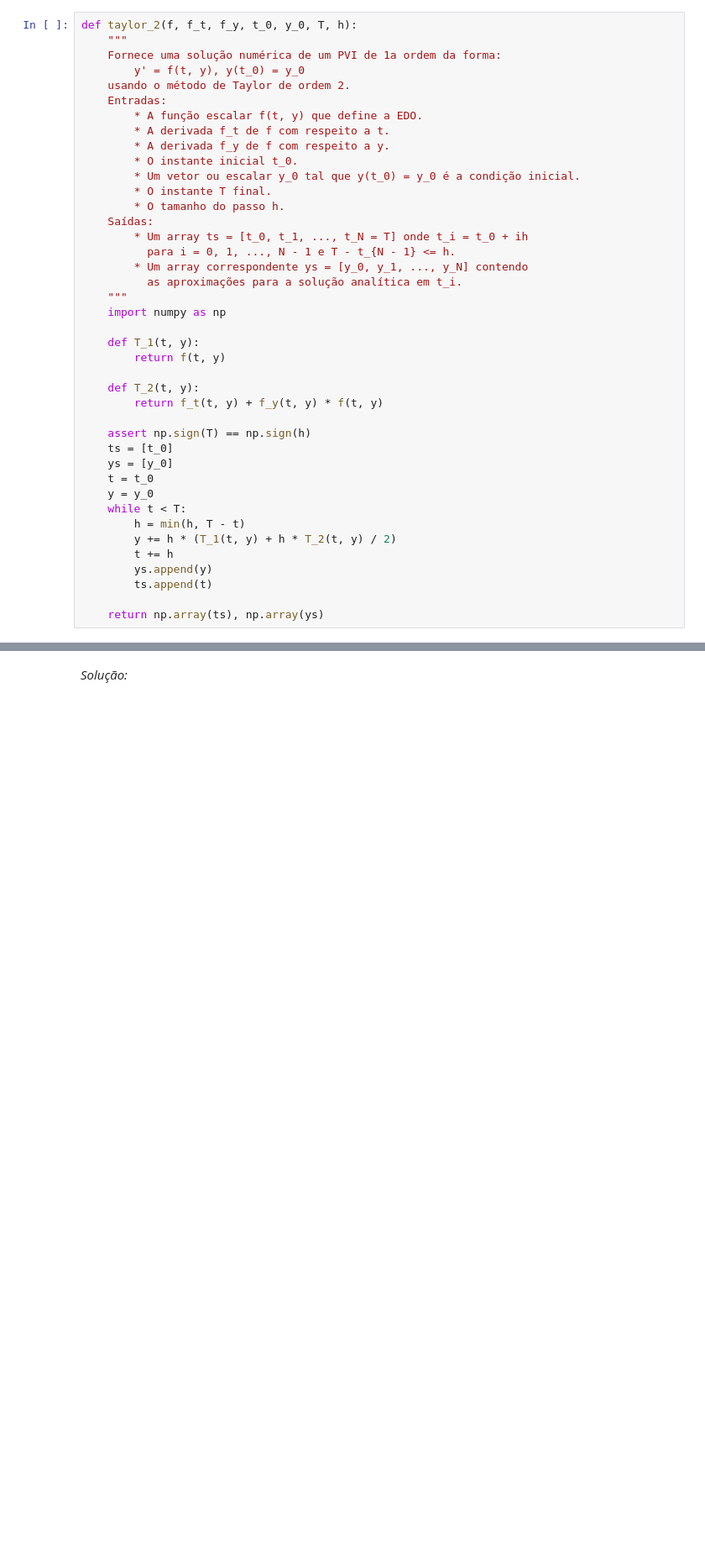
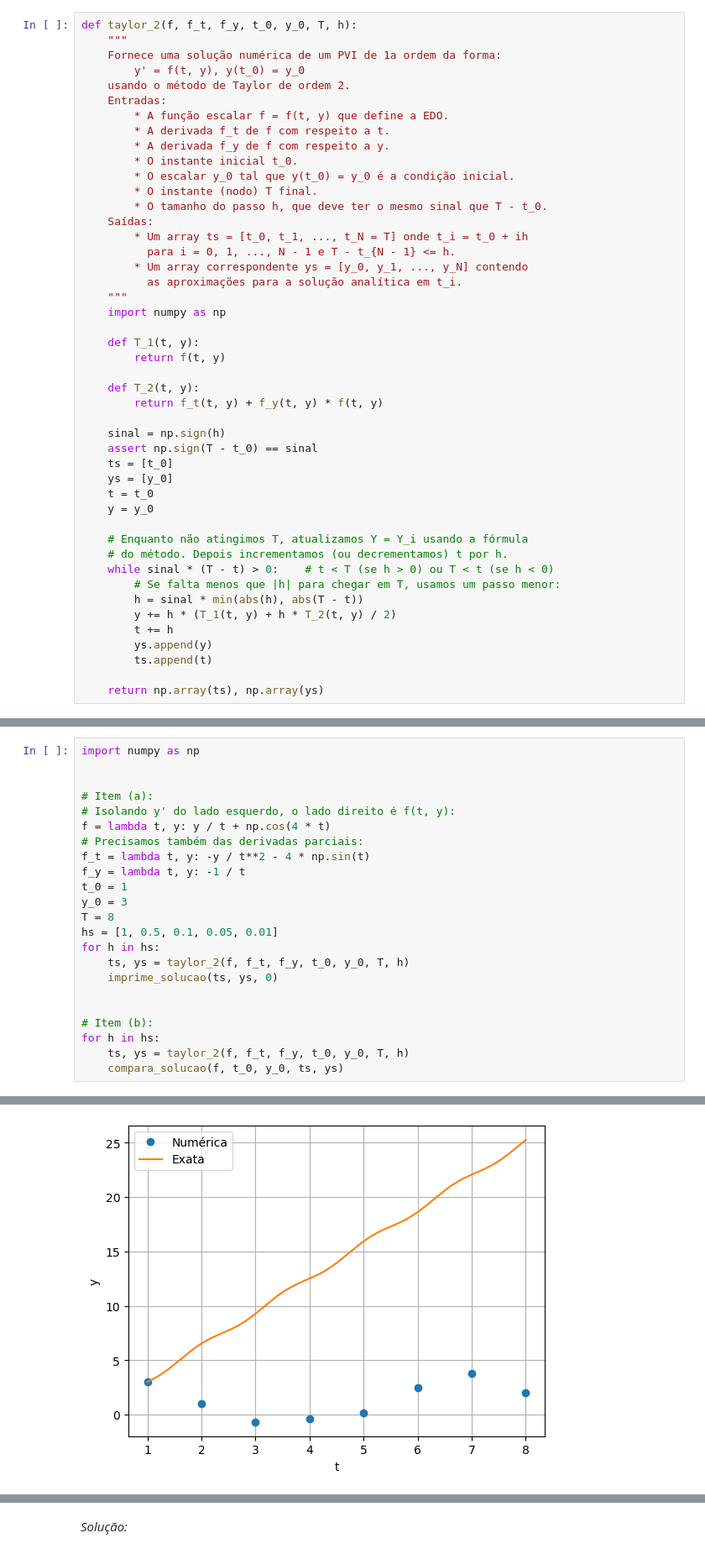
Before and after one commit to pzuehlke/Numerical-Methods, a Jupyter notebook: 7-problemas_de_valor_inicial/7-3_metodos_de_Taylor.ipynb, the cells around one changed output, grey strips where cells are left out. Shown at 84% size. Cells and saved outputs as stored; diff of their text form; blank space fills up the shorter version.

```diff
--- a/7-problemas_de_valor_inicial/7-3_metodos_de_Taylor.ipynb
+++ b/7-problemas_de_valor_inicial/7-3_metodos_de_Taylor.ipynb
@@ -147,13 +135,13 @@ def taylor_2(f, f_t, f_y, t_0, y_0, T, h):
         y' = f(t, y), y(t_0) = y_0
     usando o método de Taylor de ordem 2.
     Entradas:
-        * A função escalar f(t, y) que define a EDO.
+        * A função escalar f = f(t, y) que define a EDO.
         * A derivada f_t de f com respeito a t.
         * A derivada f_y de f com respeito a y.
         * O instante inicial t_0.
-        * Um vetor ou escalar y_0 tal que y(t_0) = y_0 é a condição inicial.
-        * O instante T final.
-        * O tamanho do passo h.
+        * O escalar y_0 tal que y(t_0) = y_0 é a condição inicial.
+        * O instante (nodo) T final.
+        * O tamanho do passo h, que deve ter o mesmo sinal que T - t_0.
     Saídas:
         * Um array ts = [t_0, t_1, ..., t_N = T] onde t_i = t_0 + ih
           para i = 0, 1, ..., N - 1 e T - t_{N - 1} <= h.
@@ -168,13 +156,18 @@ def taylor_2(f, f_t, f_y, t_0, y_0, T, h):
     def T_2(t, y):
         return f_t(t, y) + f_y(t, y) * f(t, y)
 
-    assert np.sign(T) == np.sign(h)
+    sinal = np.sign(h)
+    assert np.sign(T - t_0) == sinal
     ts = [t_0]
     ys = [y_0]
     t = t_0
     y = y_0
-    while t < T:
-        h = min(h, T - t)
+
+    # Enquanto não atingimos T, atualizamos Y = Y_i usando a fórmula
+    # do método. Depois incrementamos (ou decrementamos) t por h.
+    while sinal * (T - t) > 0:    # t < T (se h > 0) ou T < t (se h < 0)
+        # Se falta menos que |h| para chegar em T, usamos um passo menor:
+        h = sinal * min(abs(h), abs(T - t))
         y += h * (T_1(t, y) + h * T_2(t, y) / 2)
         t += h
         ys.append(y)
@@ -206,0 +209,24 @@ $$
+# %%
+import numpy as np
+
+
+# Item (a):
+# Isolando y' do lado esquerdo, o lado direito é f(t, y):
+f = lambda t, y: y / t + np.cos(4 * t)
+# Precisamos também das derivadas parciais:
+f_t = lambda t, y: -y / t**2 - 4 * np.sin(t)
+f_y = lambda t, y: -1 / t
+t_0 = 1
+y_0 = 3
+T = 8
+hs = [1, 0.5, 0.1, 0.05, 0.01]
+for h in hs:
+    ts, ys = taylor_2(f, f_t, f_y, t_0, y_0, T, h)
+    imprime_solucao(ts, ys, 0)
+
+
+# Item (b):
+for h in hs:
+    ts, ys = taylor_2(f, f_t, f_y, t_0, y_0, T, h)
+    compara_solucao(f, t_0, y_0, ts, ys)
+# %% [output]
@@ -206,0 +250 @@ $$
+[figure, added]
```
Also changed, not shown: parts of 10 cells of this notebook, 6 other files.
